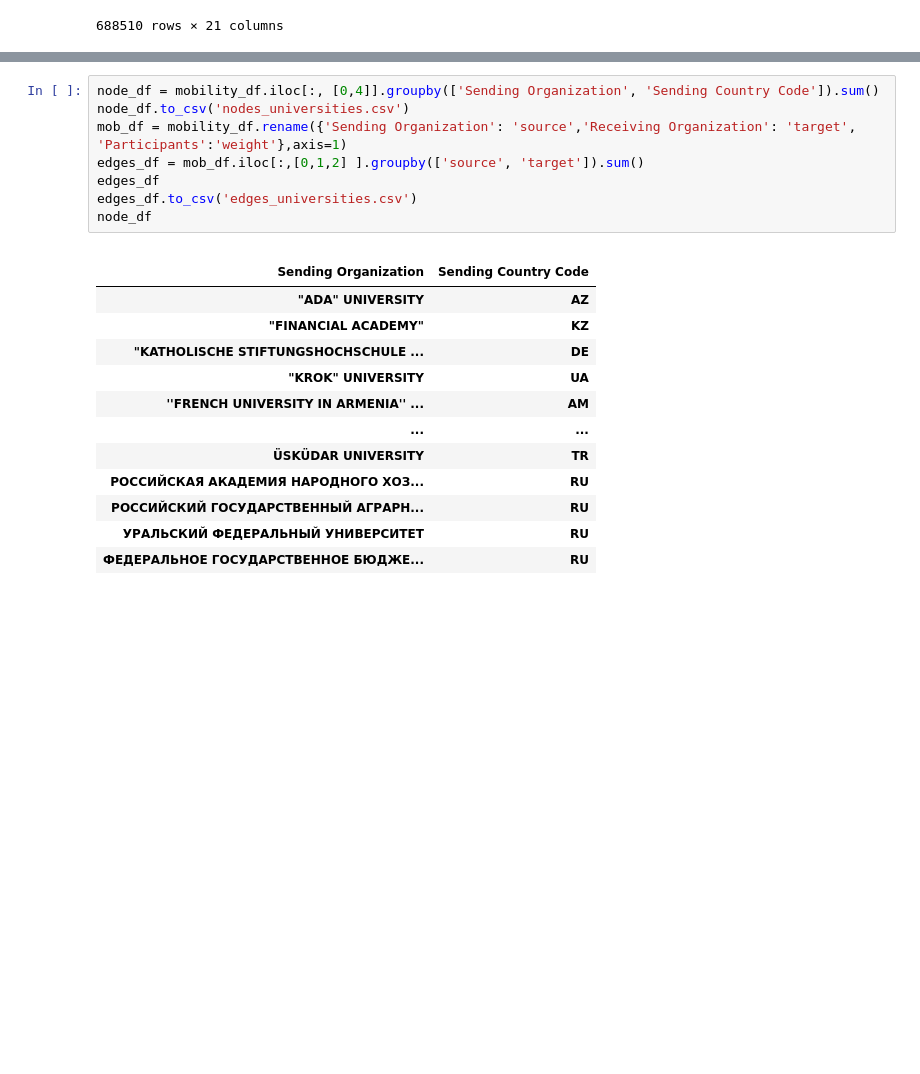
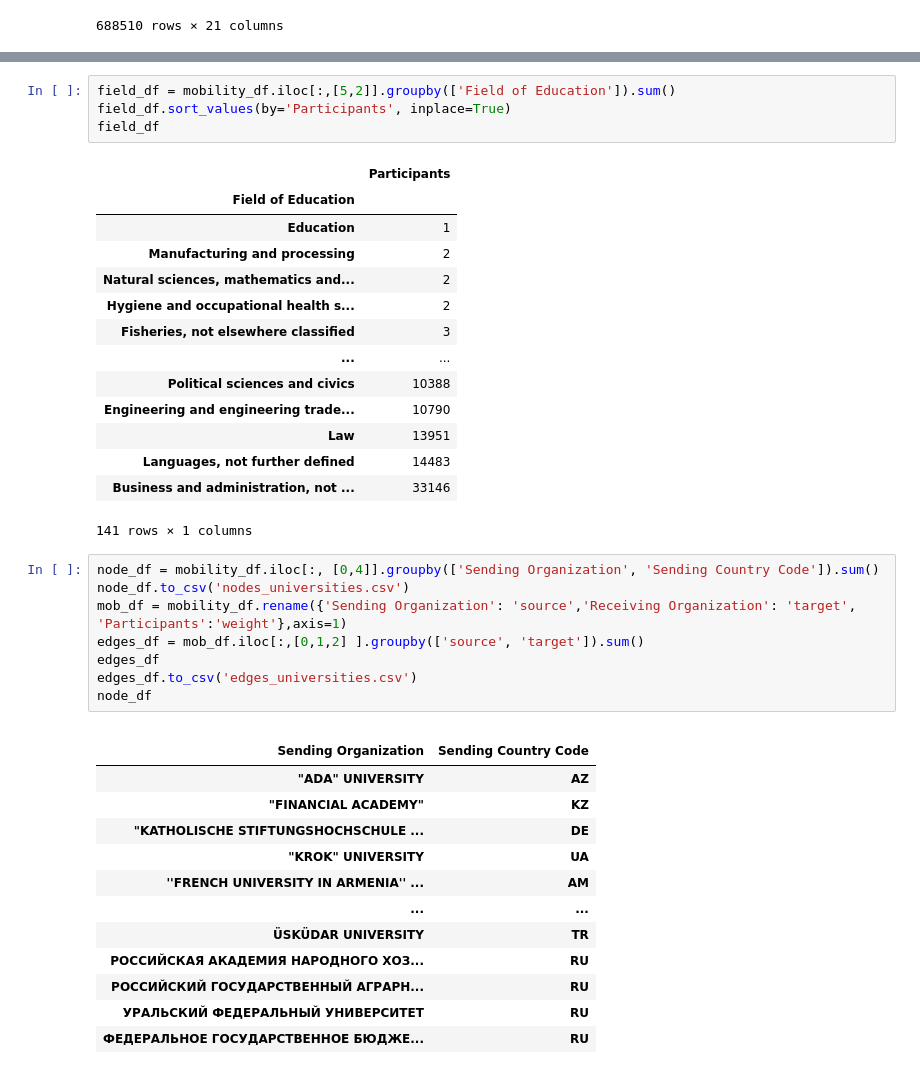
Before and after one commit to FilippoBragato/ErasmusMobilityStudy, a Jupyter notebook: ErasmusForStudy_Network.ipynb, the cells around one changed output, grey strips where cells are left out. Drawn from its saved outputs; the diff is of its cells as text; blank space fills up the shorter version.

```diff
--- a/ErasmusForStudy_Network.ipynb
+++ b/ErasmusForStudy_Network.ipynb
@@ -95,3 +97,22 @@ Number of Sending Universities:  4189
+# %%
+field_df = mobility_df.iloc[:,[5,2]].groupby(['Field of Education']).sum()
+field_df.sort_values(by='Participants', inplace=True)
+field_df
+# %% [output]
+|  | Participants |
+| Field of Education |  |
+| Education | 1 |
+| Manufacturing and processing | 2 |
+| Natural sciences, mathematics and... | 2 |
+| Hygiene and occupational health s... | 2 |
+| Fisheries, not elsewhere classified | 3 |
+| ... | ... |
+| Political sciences and civics | 10388 |
+| Engineering and engineering trade... | 10790 |
+| Law | 13951 |
+| Languages, not further defined | 14483 |
+| Business and administration, not ... | 33146 |
+141 rows × 1 columns
 # %%
 node_df = mobility_df.iloc[:, [0,4]].groupby(['Sending Organization', 'Sending Country Code']).sum()
 node_df.to_csv('nodes_universities.csv')
```
Also changed, not shown: parts of 2 cells of this notebook.
